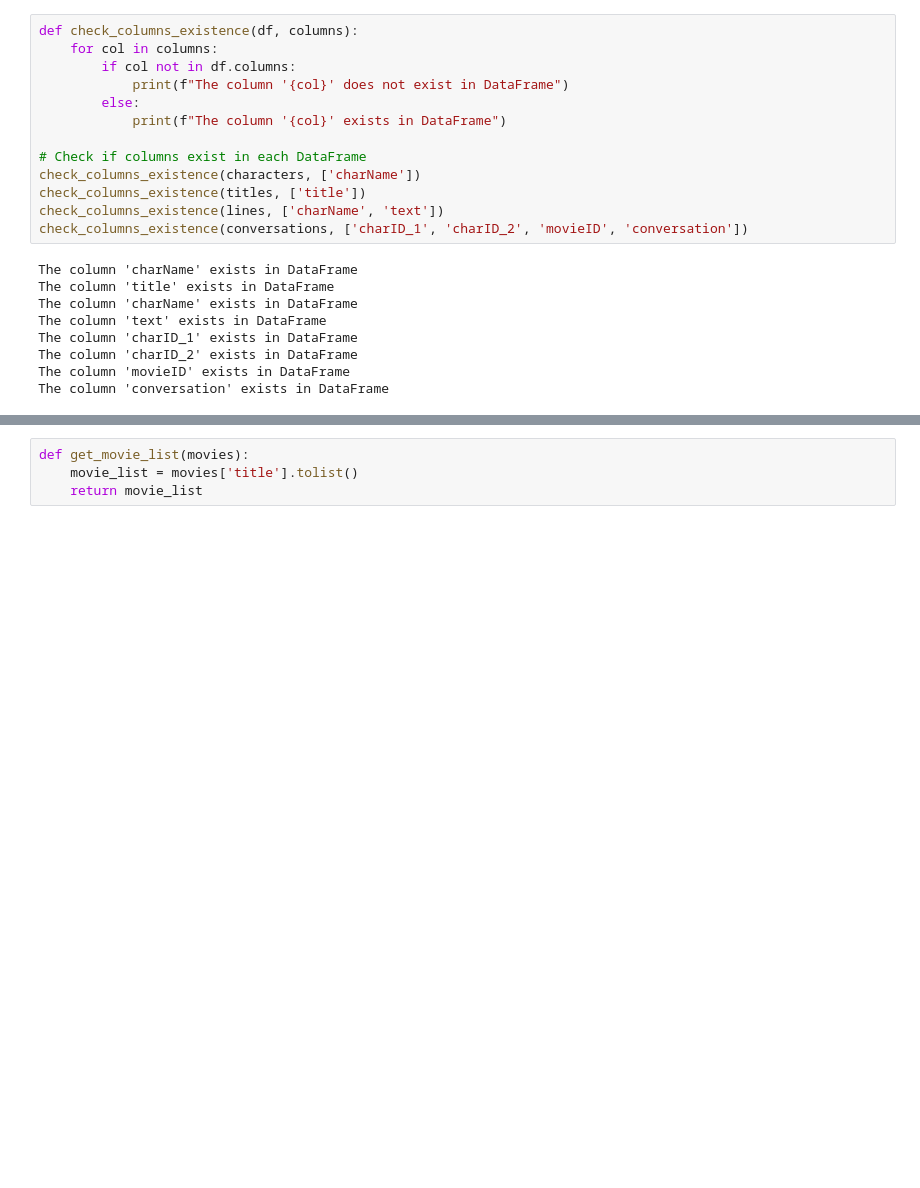
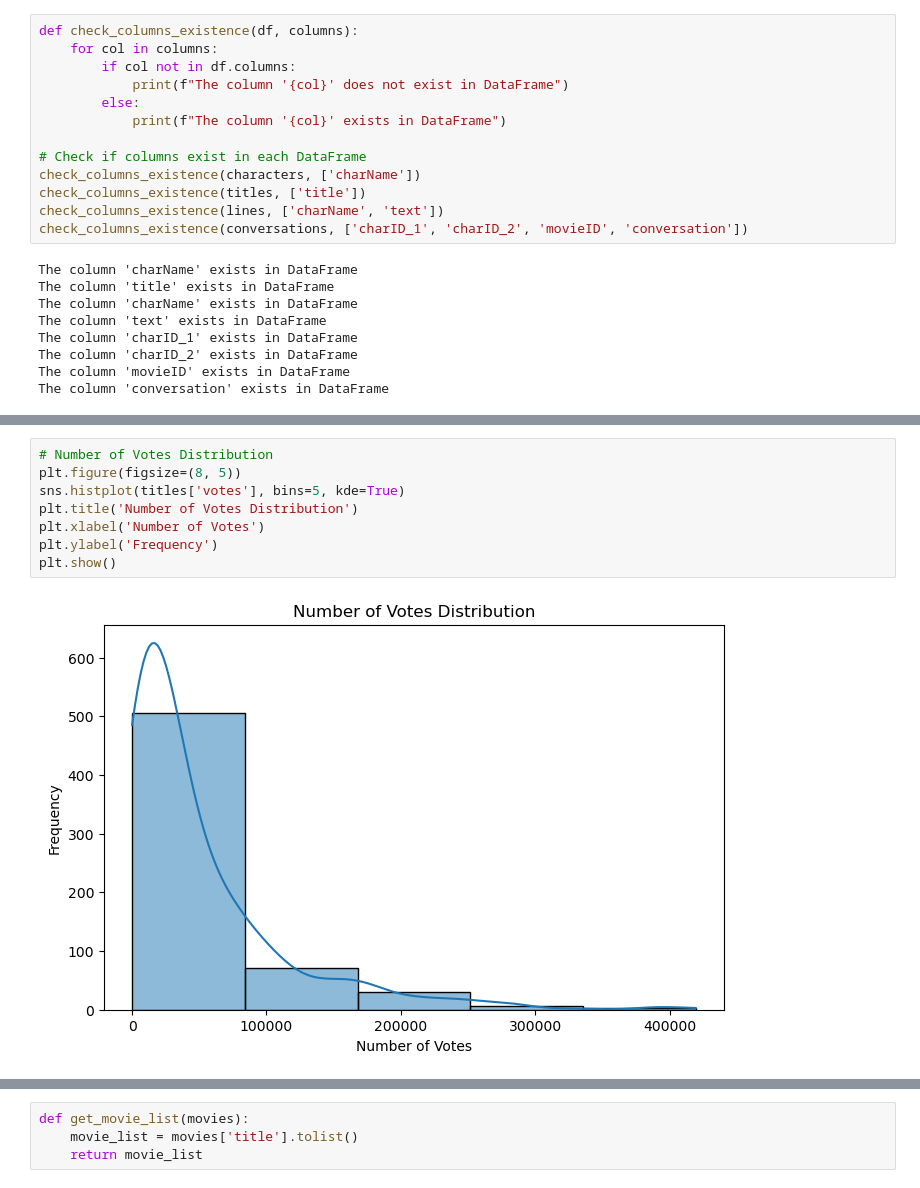
Before and after one commit to Nishith170217/Cornell-Movie-Dialog-Analysis-NLP-Course-Project-, a Jupyter notebook: trial 2.ipynb, the cells around one changed output, grey strips where cells are left out. Cells and saved outputs as stored; diff of their text form; blank space fills up the shorter version.

```diff
--- a/trial 2.ipynb
+++ b/trial 2.ipynb
@@ -81,0 +184,10 @@ The column 'conversation' exists in DataFrame
+# %%
+# Number of Votes Distribution
+plt.figure(figsize=(8, 5))
+sns.histplot(titles['votes'], bins=5, kde=True)
+plt.title('Number of Votes Distribution')
+plt.xlabel('Number of Votes')
+plt.ylabel('Frequency')
+plt.show()
+# %% [output]
+[figure, added]
```
Also changed, not shown: parts of 83 cells of this notebook, 1 other file.
